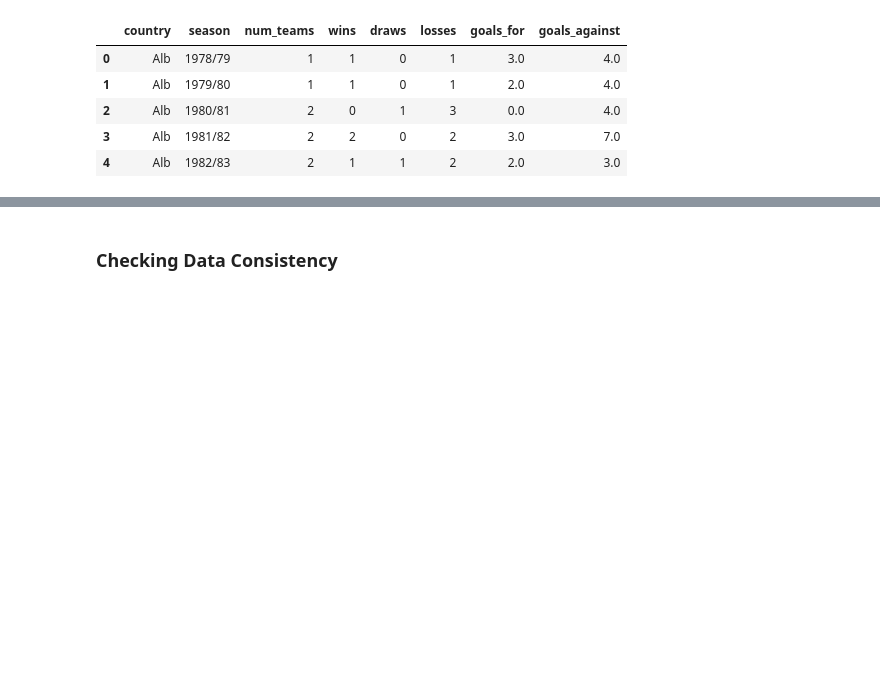
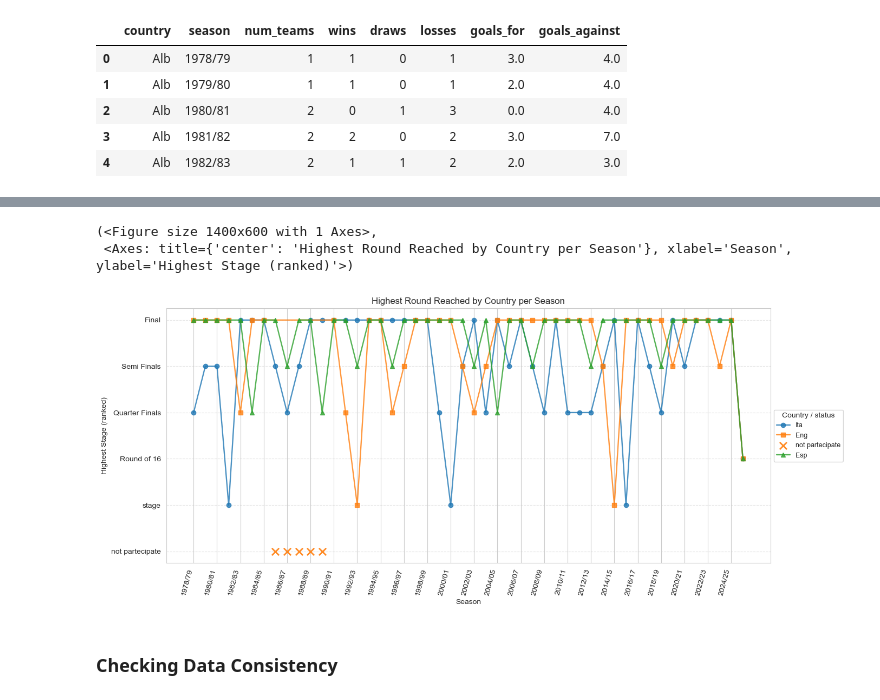
Before and after one commit to pacoraggio/Italian-Football-Clubs-Analysis, a Jupyter notebook: notebooks/data_wrangling.ipynb, the cells around one changed output, grey strips where cells are left out. Cells and saved outputs as stored; diff of their text form; code cells hidden in the pictures; blank space fills up the shorter version.

```diff
--- a/notebooks/data_wrangling.ipynb
+++ b/notebooks/data_wrangling.ipynb
@@ -392,0 +521,4 @@ country_stats.head()
+# %%
+# Example usage
+country_season_highest = get_country_season_highest_round(raw_data)
+country_season_highest.head(10)
@@ -393,3 +836,10 @@ country_stats.head()
+# %%
+# Example usage:
+plot_country_season_highest_round(country_season_highest, ["Ita", "Eng", "Esp"])
+# %% [output]
+(<Figure size 1400x600 with 1 Axes>,
+ <Axes: title={'center': 'Highest Round Reached by Country per Season'}, xlabel='Season', ylabel='Highest Stage (ranked)'>)
+[figure, added]
 # %% [markdown]
 ### Checking Data Consistency
 # %% [markdown]
```
Also changed, not shown: parts of 24 cells of this notebook, 1 other file.
